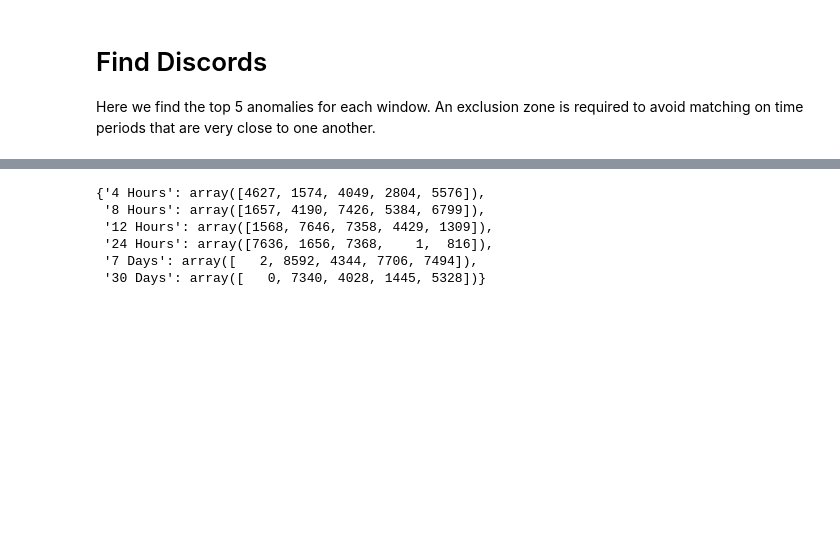
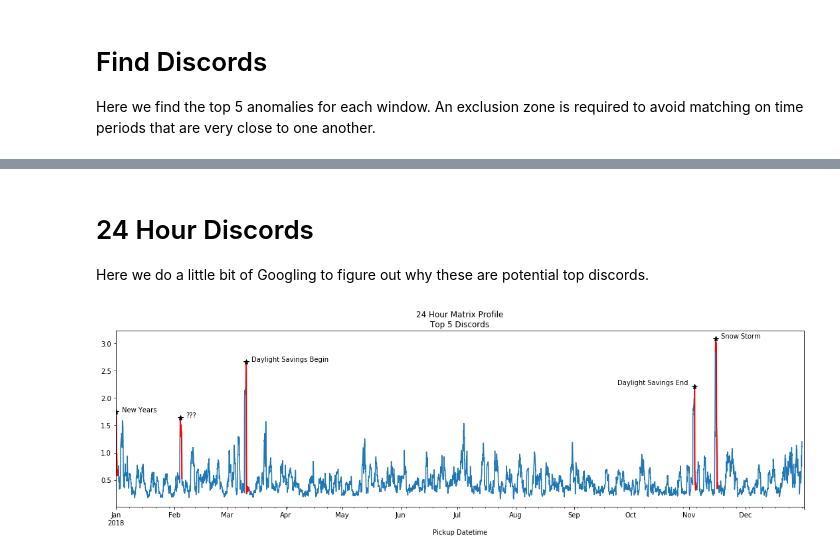
Before and after one commit to matrix-profile-foundation/article-matrix-profile-intro, a Jupyter notebook: Matrix Profile Example.ipynb, the cells around one changed output, grey strips where cells are left out. Drawn from its saved outputs; the diff is of its cells as text; code cells hidden in the pictures; blank space fills up the shorter version.

```diff
--- a/Matrix Profile Example.ipynb
+++ b/Matrix Profile Example.ipynb
@@ -248,9 +129,22 @@ for label, window_size in windows:
-# %%
-top_discords
-# %% [output]
-{'4 Hours': array([4627, 1574, 4049, 2804, 5576]),
- '8 Hours': array([1657, 4190, 7426, 5384, 6799]),
- '12 Hours': array([1568, 7646, 7358, 4429, 1309]),
- '24 Hours': array([7636, 1656, 7368,    1,  816]),
- '7 Days': array([   2, 8592, 4344, 7706, 7494]),
- '30 Days': array([   0, 7340, 4028, 1445, 5328])}
+# %% [markdown]
+# 24 Hour Discords
+
+Here we do a little bit of Googling to figure out why these are potential top discords.
+# %%
+ax = df['24 Hours Profile'].plot(title='24 Hour Matrix Profile\nTop 5 Discords', figsize=(15,5))
+discords = top_discords['24 Hours']
+
+for discord in discords:
+    df.iloc[discord:discord+24]['24 Hours Profile'].plot(ax=ax, c='r', lw='2')
+
+df.iloc[discords]['24 Hours Profile'].plot(kind='line', marker='*', c='black', markersize=8, ax=ax, lw=0)
+plt.text('01-04-2018', 1.75, 'New Years', c='black')
+plt.text('02-07-2018', 1.65, '???', c='black')
+plt.text('03-14-2018', 2.675, 'Daylight Savings Begin', c='black')
+plt.text('9-24-2018', 2.25, 'Daylight Savings End', c='black')
+plt.text('11-18-2018', 3.1, 'Snow Storm', c='black')
+plt.xlabel('Pickup Datetime')
+plt.tight_layout()
+plt.show()
+# %% [output]
+[figure, added]
```
Also changed, not shown: parts of 12 cells of this notebook.
